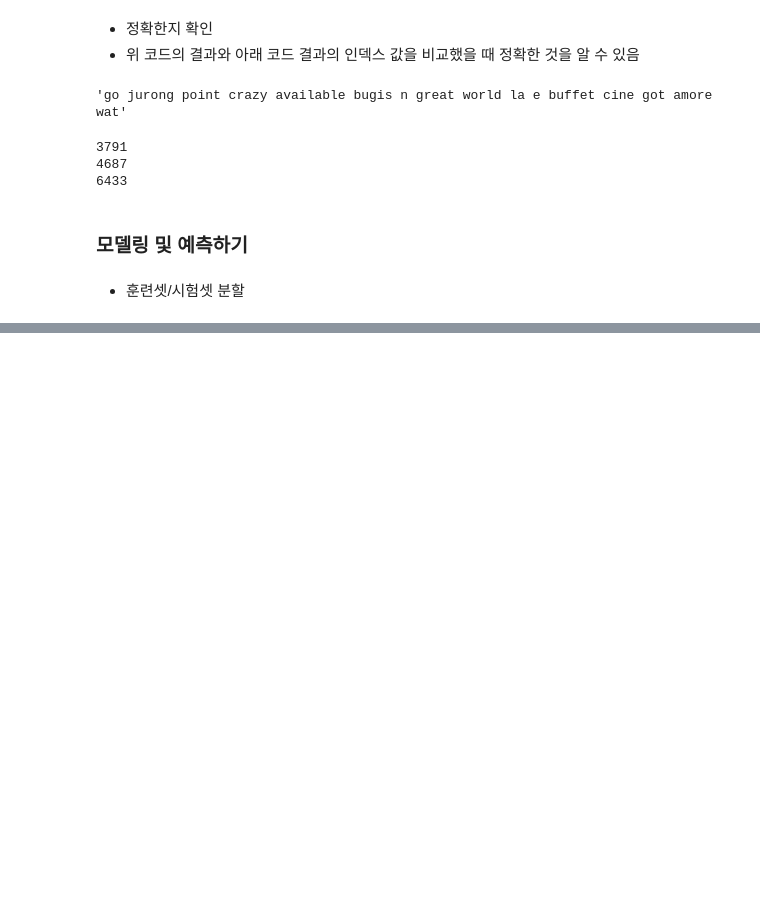
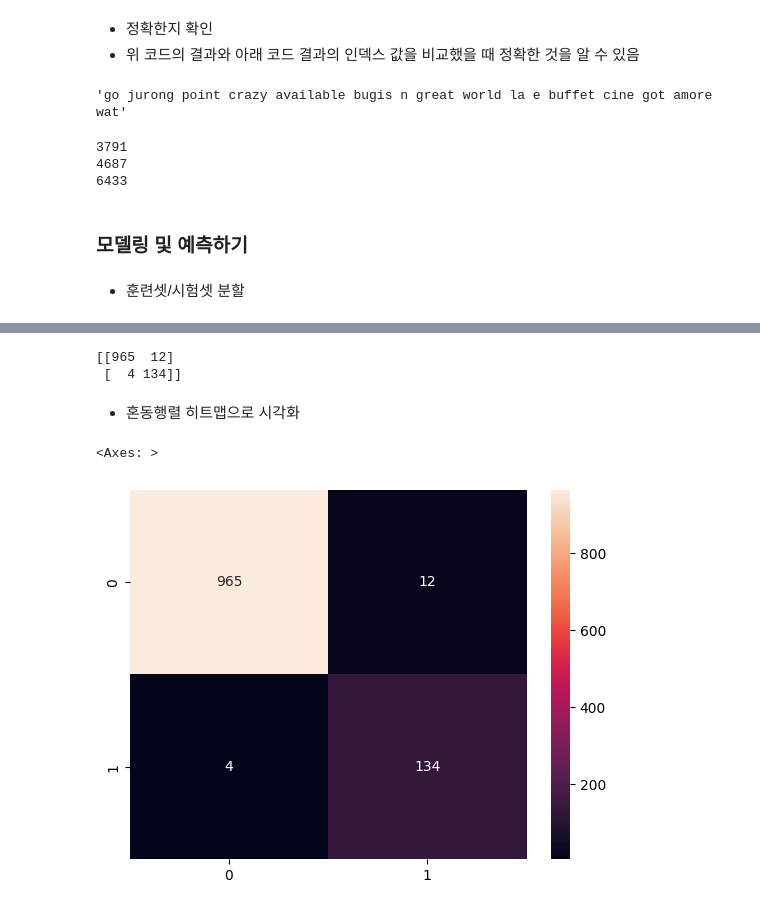
Before and after one commit to HSYhrae/TIL, a Jupyter notebook: Naive_Bayes(spam).ipynb, the cells around one changed output, grey strips where cells are left out. Cells and saved outputs as stored; diff of their text form; code cells hidden in the pictures; blank space fills up the shorter version.

Commit message:
Feat: learn about naive bayes with spam data

```diff
--- a/Naive_Bayes(spam).ipynb
+++ b/Naive_Bayes(spam).ipynb
@@ -272,7 +272,7 @@ wat
 - 불용어가 아니라면 소문자로 변환
 # %%
 for i in sample_string.split():
-    if i,lower() not in stopwords.words('english'):
+    if i.lower() not in stopwords.words('english'):
         print(i.lower())
 # %% [output]
 go
@@ -428,0 +431,5 @@ X_train, X_test, y_train, y_test = train_test_split(X, y, test_size = 0.2, rando
+# %%
+from sklearn.naive_bayes import MultinomialNB
+model = MultinomialNB()
+model.fit(X_train, y_train)
+pred = model.predict(X_test)
@@ -428,0 +448,12 @@ X_train, X_test, y_train, y_test = train_test_split(X, y, test_size = 0.2, rando
+# %%
+print(confusion_matrix(y_test, pred))
+# %% [output]
+[[965  12]
+ [  4 134]]
+# %% [markdown]
+- 혼동행렬 히트맵으로 시각화
+# %%
+sns.heatmap(confusion_matrix(y_test, pred), annot = True, fmt = '.0f')
+# %% [output]
+<Axes: >
+[figure, added]
```
Also changed, not shown: parts of 5 cells of this notebook.
